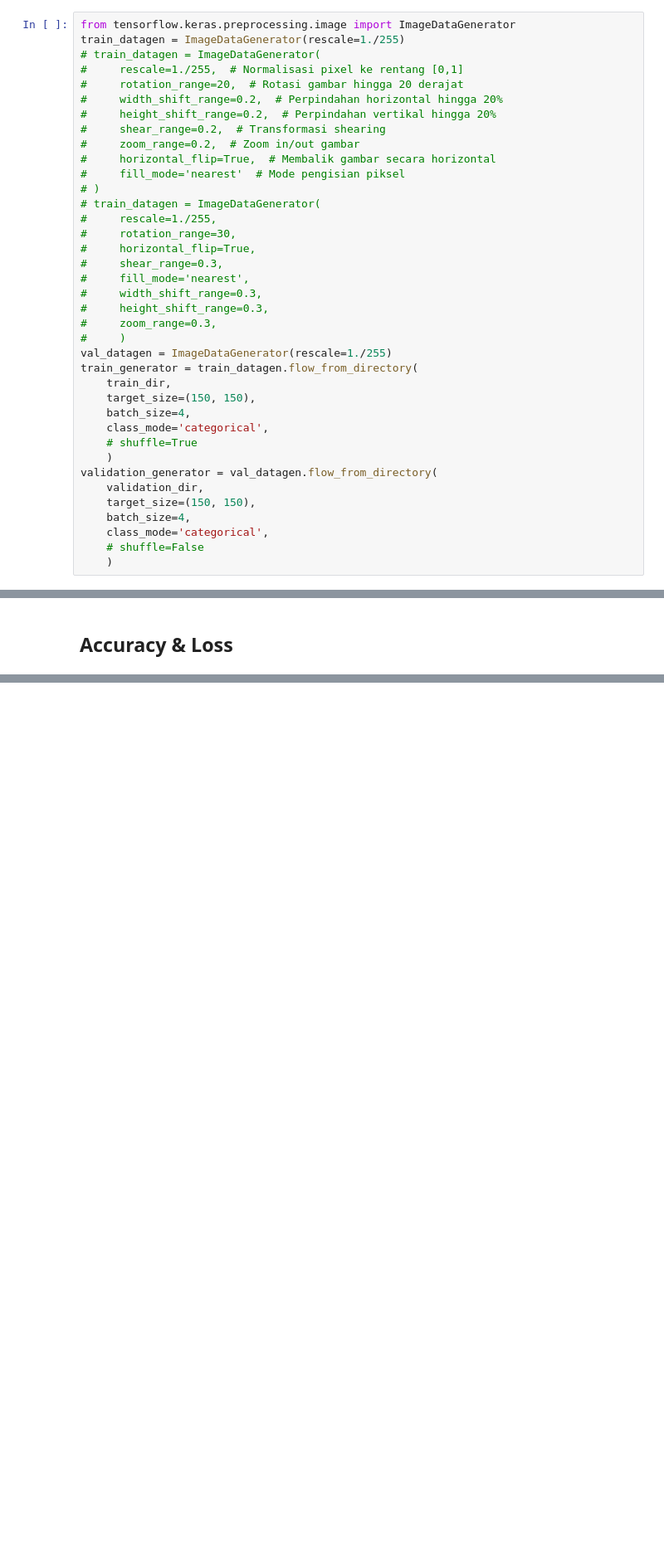
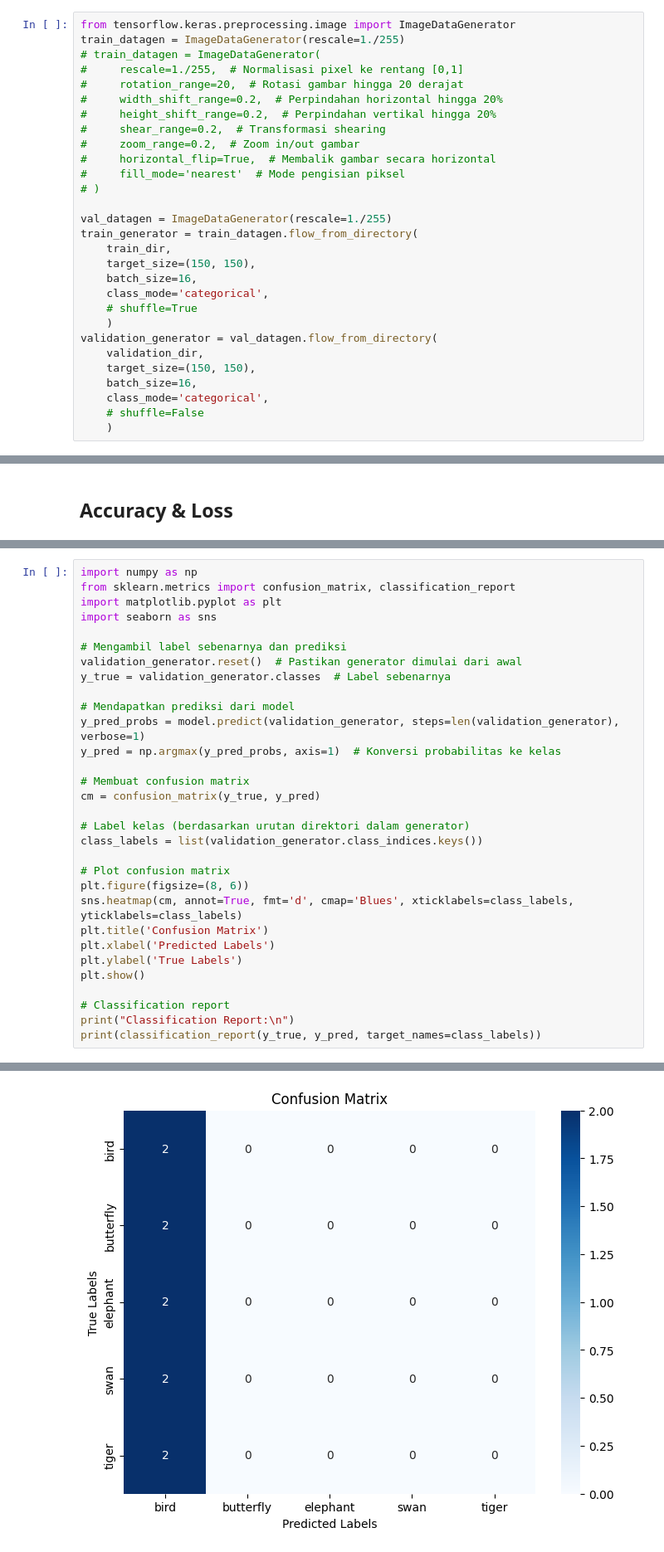
Before and after one commit to widiarrohman1234/widiarrohman1234.github.io, a Jupyter notebook: Artificial_Intelligence/program_application/UAS_AI_S2_Prof_Ali_Barakbah_Class_Animal/UAS_AI_S2_Prof_Ali_Barakbah_Class_Animal(program bapak experiment).ipynb, the cells around one changed output, grey strips where cells are left out. Shown at 83% size. Saved outputs shown, nothing was run; the diff lists cells and outputs as text; blank space fills up the shorter version.

```diff
--- a/Artificial_Intelligence/program_application/UAS_AI_S2_Prof_Ali_Barakbah_Class_Animal/UAS_AI_S2_Prof_Ali_Barakbah_Class_Animal(program bapak experiment).ipynb
+++ b/Artificial_Intelligence/program_application/UAS_AI_S2_Prof_Ali_Barakbah_Class_Animal/UAS_AI_S2_Prof_Ali_Barakbah_Class_Animal(program bapak experiment).ipynb
@@ -24,28 +24,19 @@ train_datagen = ImageDataGenerator(rescale=1./255)
 #     horizontal_flip=True,  # Membalik gambar secara horizontal
 #     fill_mode='nearest'  # Mode pengisian piksel
 # )
-# train_datagen = ImageDataGenerator(
-#     rescale=1./255,
-#     rotation_range=30,
-#     horizontal_flip=True,
-#     shear_range=0.3,
-#     fill_mode='nearest',
-#     width_shift_range=0.3,
-#     height_shift_range=0.3,
-#     zoom_range=0.3,
-#     )
+
 val_datagen = ImageDataGenerator(rescale=1./255)
 train_generator = train_datagen.flow_from_directory(
     train_dir,
     target_size=(150, 150),
-    batch_size=4,
+    batch_size=16,
     class_mode='categorical',
     # shuffle=True
     )
 validation_generator = val_datagen.flow_from_directory(
     validation_dir,
     target_size=(150, 150),
-    batch_size=4,
+    batch_size=16,
     class_mode='categorical',
     # shuffle=False
     )
@@ -225,0 +245,32 @@ plt.legend()
+# %%
+import numpy as np
+from sklearn.metrics import confusion_matrix, classification_report
+import matplotlib.pyplot as plt
+import seaborn as sns
+
+# Mengambil label sebenarnya dan prediksi
+validation_generator.reset()  # Pastikan generator dimulai dari awal
+y_true = validation_generator.classes  # Label sebenarnya
+
+# Mendapatkan prediksi dari model
+y_pred_probs = model.predict(validation_generator, steps=len(validation_generator), verbose=1)
+y_pred = np.argmax(y_pred_probs, axis=1)  # Konversi probabilitas ke kelas
+
+# Membuat confusion matrix
+cm = confusion_matrix(y_true, y_pred)
+
+# Label kelas (berdasarkan urutan direktori dalam generator)
+class_labels = list(validation_generator.class_indices.keys())
+
+# Plot confusion matrix
+plt.figure(figsize=(8, 6))
+sns.heatmap(cm, annot=True, fmt='d', cmap='Blues', xticklabels=class_labels, yticklabels=class_labels)
+plt.title('Confusion Matrix')
+plt.xlabel('Predicted Labels')
+plt.ylabel('True Labels')
+plt.show()
+
+# Classification report
+print("Classification Report:\n")
+print(classification_report(y_true, y_pred, target_names=class_labels))
+# %% [output]
@@ -225,0 +278 @@ plt.legend()
+[figure, added]
```
Also changed, not shown: parts of 7 cells of this notebook.
